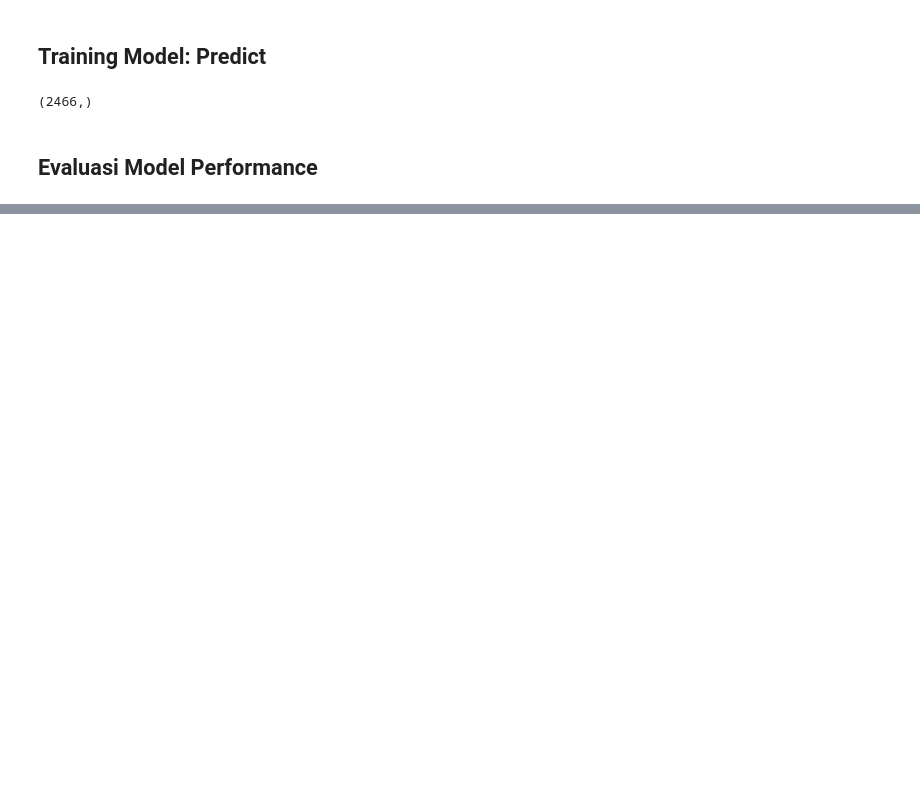
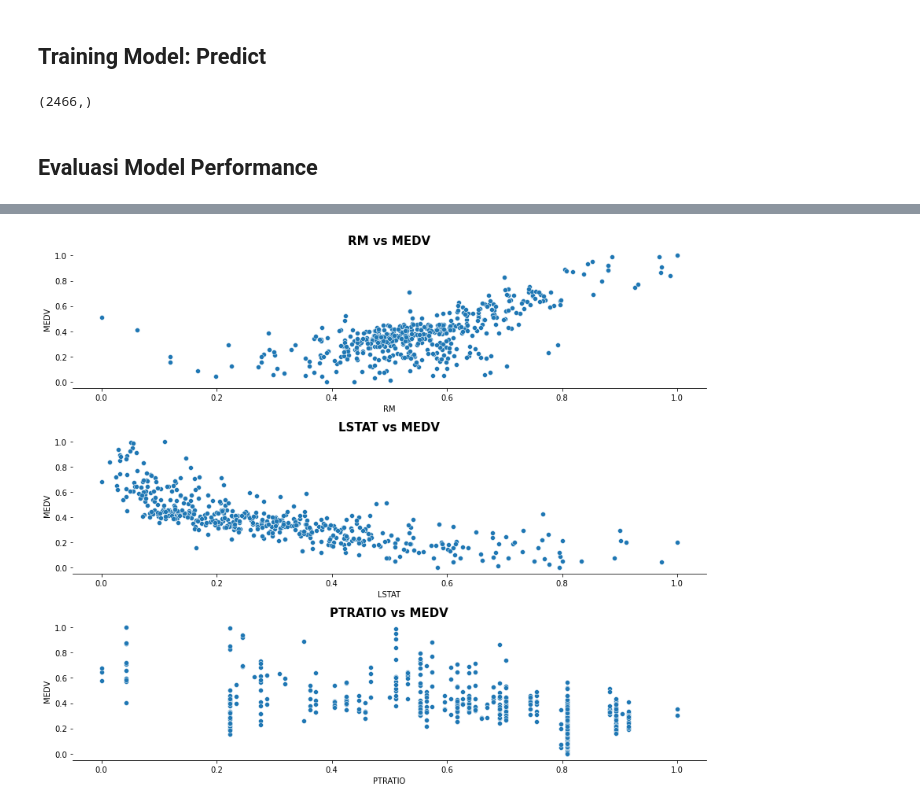
Before and after one commit to UsepSyaikalArifin/Application-File-PT-Bukit-Makmur-Mandiri-Utama-BUMA-, a Jupyter notebook: Kelas Fundamental/Machine Learning With Python for Beginner/Jupyter Notebook/main.ipynb, the cells around one changed output, grey strips where cells are left out. Cells and saved outputs as stored; diff of their text form; code cells hidden in the pictures; blank space fills up the shorter version.

```diff
--- a/Kelas Fundamental/Machine Learning With Python for Beginner/Jupyter Notebook/main.ipynb
+++ b/Kelas Fundamental/Machine Learning With Python for Beginner/Jupyter Notebook/main.ipynb
@@ -406,0 +484,9 @@ Precision = Jika FN lebih baik daripada FP
+# %%
+import pandas as pd
+
+df_housing = pd.read_csv("https://dqlab-dataset.s3-ap-southeast-1.amazonaws.com/pythonTutorial/housing_boston.csv")
+print("Shape of Housing Dataset = {} Baris & {} Kolom".format(df_housing.shape[0], df_housing.shape[1]))
+print("Informasi Dataset : ")
+display(df_housing.info())
+print("Statistik Dasar : ")
+display(df_housing.describe().round())
@@ -406,0 +518,13 @@ Precision = Jika FN lebih baik daripada FP
+# %%
+import seaborn as sns
+
+fig, axs = plt.subplots(3,1 ,figsize=(12, 10))
+feature_columns = df_housing.columns[df_housing.columns != "MEDV"]
+for i, column in enumerate(feature_columns):
+    sns.scatterplot(data=df_housing, x=column, y="MEDV", ax=axs[i])
+    axs[i].set_title("{} vs MEDV".format(column), fontsize=15, fontweight="bold")
+    sns.despine(left=True, top=True, right=True)
+plt.tight_layout()
+plt.show()
+# %% [output]
+[figure, added]
```
Also changed, not shown: parts of 16 cells of this notebook.
